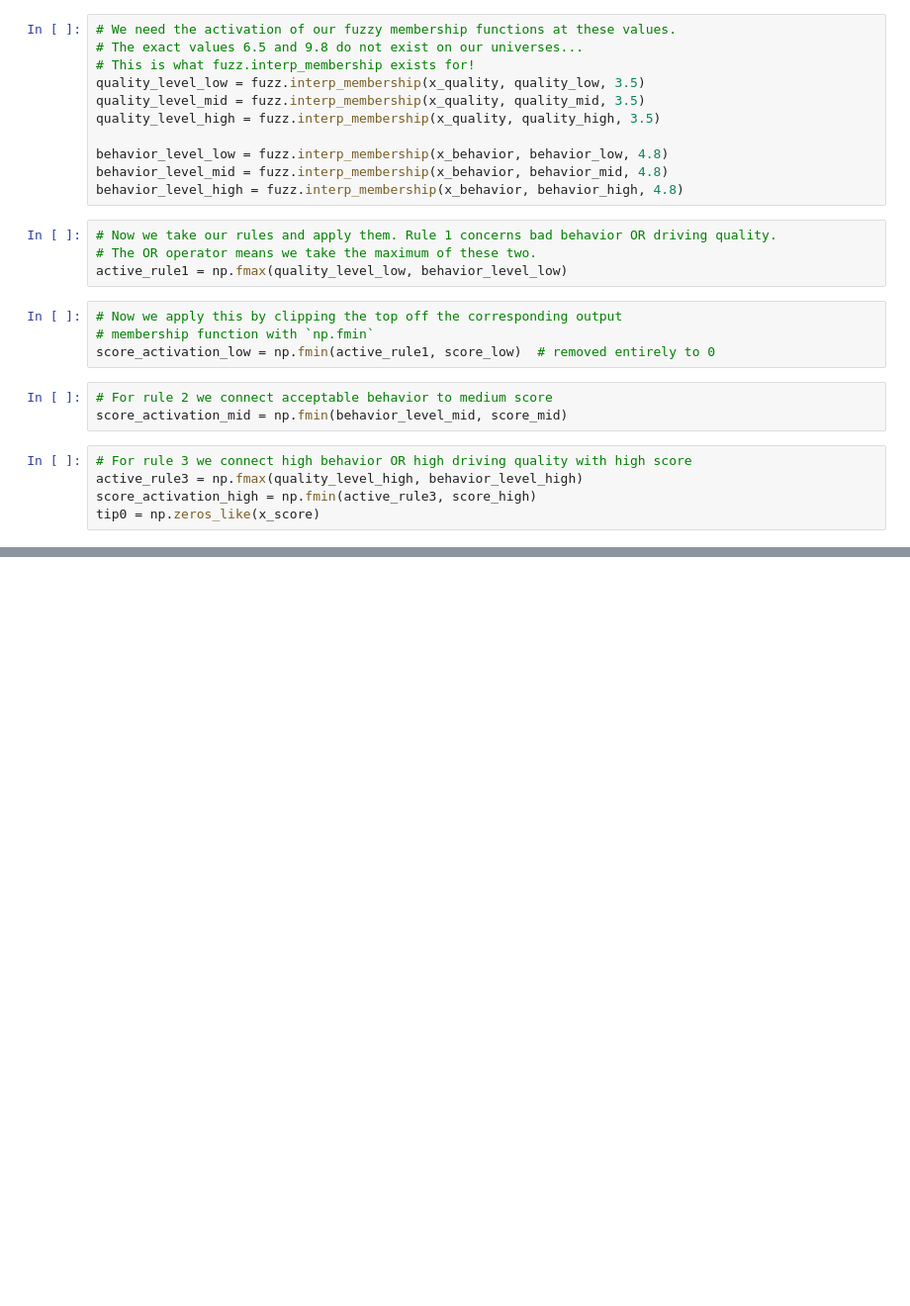
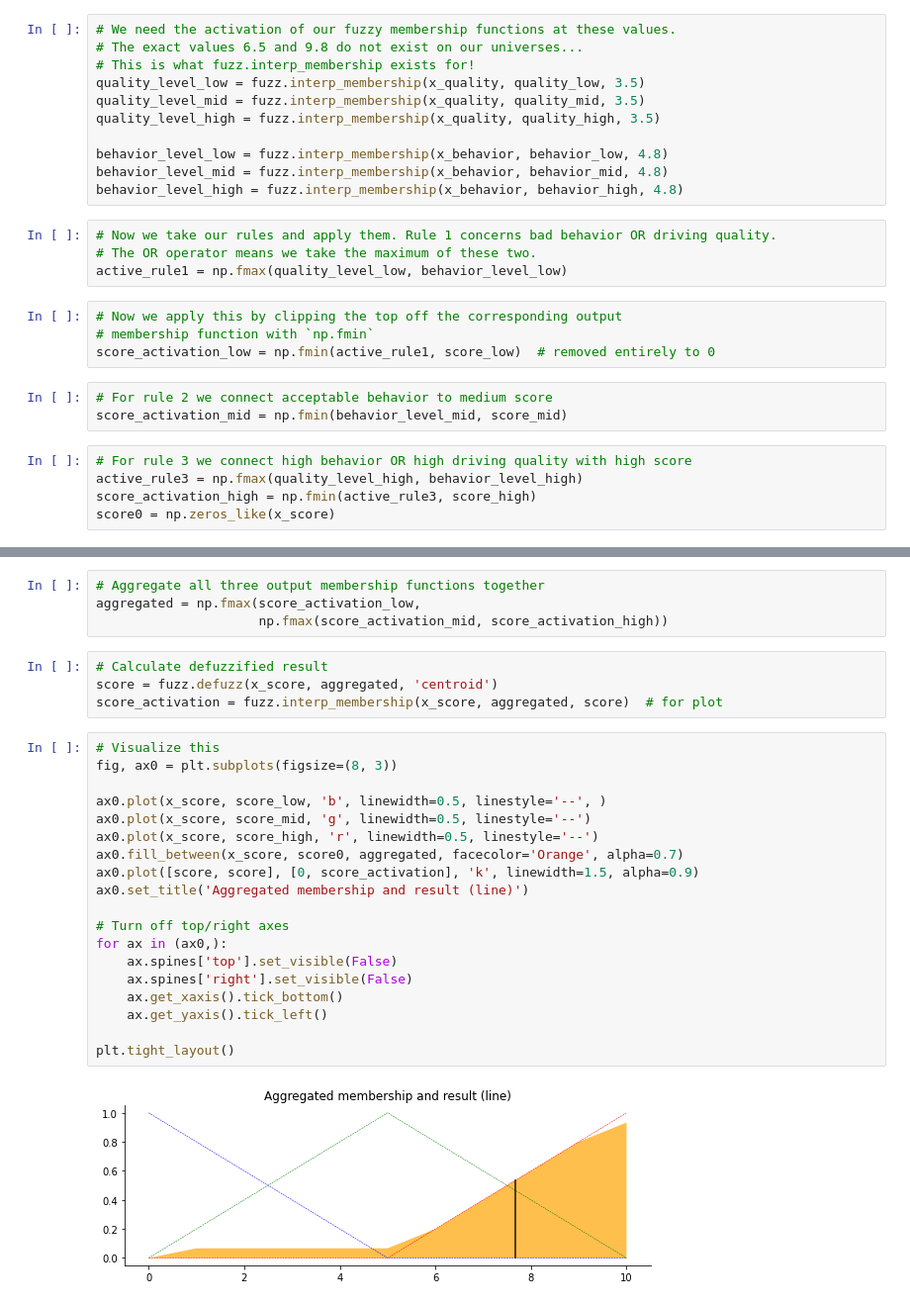
Before and after one commit to ahforoughi/driver-scoring-fuzzy-logic, a Jupyter notebook: driver_point_fuzzy.ipynb, the cells around one changed output, grey strips where cells are left out. Shown at 99% size. Drawn from its saved outputs; the diff is of its cells as text; blank space fills up the shorter version.

```diff
--- a/driver_point_fuzzy.ipynb
+++ b/driver_point_fuzzy.ipynb
@@ -96,7 +96,7 @@ score_activation_mid = np.fmin(behavior_level_mid, score_mid)
 # For rule 3 we connect high behavior OR high driving quality with high score
 active_rule3 = np.fmax(quality_level_high, behavior_level_high)
 score_activation_high = np.fmin(active_rule3, score_high)
-tip0 = np.zeros_like(x_score)
+score0 = np.zeros_like(x_score)
 # %%
 # Visualize this
 fig, ax0 = plt.subplots(figsize=(8, 3))
@@ -119,3 +119,32 @@ for ax in (ax0,):
 plt.tight_layout()
 # %% [output]
 [figure]
+# %%
+# Aggregate all three output membership functions together
+aggregated = np.fmax(score_activation_low,
+                     np.fmax(score_activation_mid, score_activation_high))
+# %%
+# Calculate defuzzified result
+score = fuzz.defuzz(x_score, aggregated, 'centroid')
+score_activation = fuzz.interp_membership(x_score, aggregated, score)  # for plot
+# %%
+# Visualize this
+fig, ax0 = plt.subplots(figsize=(8, 3))
+
+ax0.plot(x_score, score_low, 'b', linewidth=0.5, linestyle='--', )
+ax0.plot(x_score, score_mid, 'g', linewidth=0.5, linestyle='--')
+ax0.plot(x_score, score_high, 'r', linewidth=0.5, linestyle='--')
+ax0.fill_between(x_score, score0, aggregated, facecolor='Orange', alpha=0.7)
+ax0.plot([score, score], [0, score_activation], 'k', linewidth=1.5, alpha=0.9)
+ax0.set_title('Aggregated membership and result (line)')
+
+# Turn off top/right axes
+for ax in (ax0,):
+    ax.spines['top'].set_visible(False)
+    ax.spines['right'].set_visible(False)
+    ax.get_xaxis().tick_bottom()
+    ax.get_yaxis().tick_left()
+
+plt.tight_layout()
+# %% [output]
+[figure, added]
```
Also changed, not shown: parts of 1 cell of this notebook.
